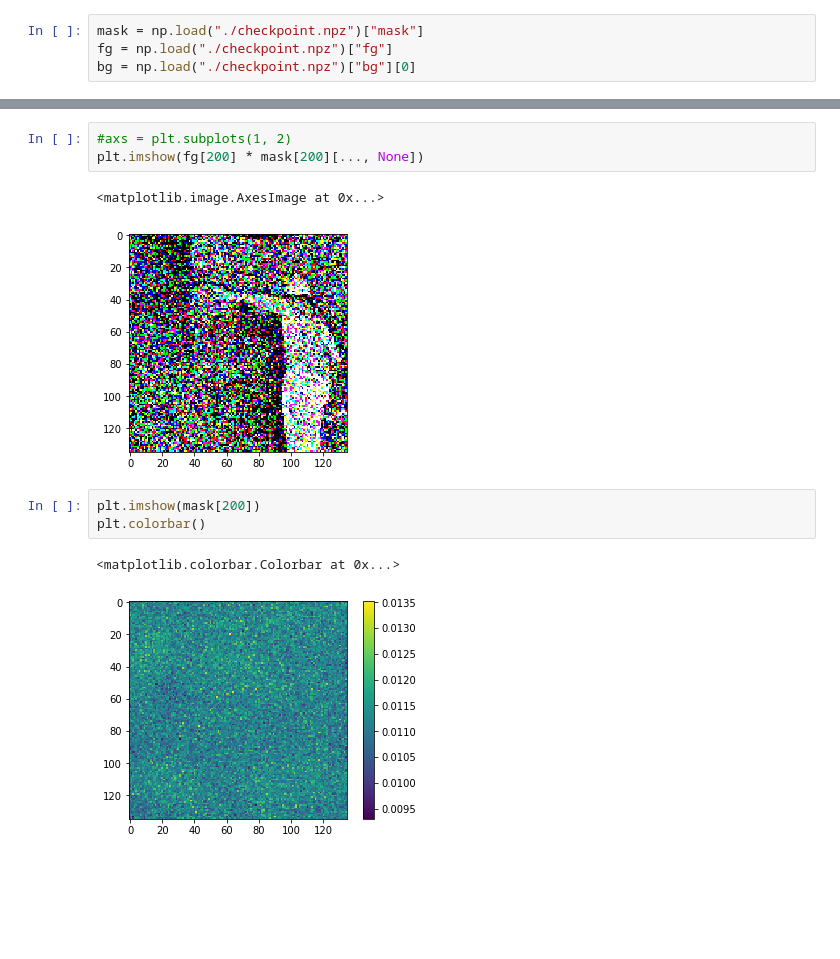
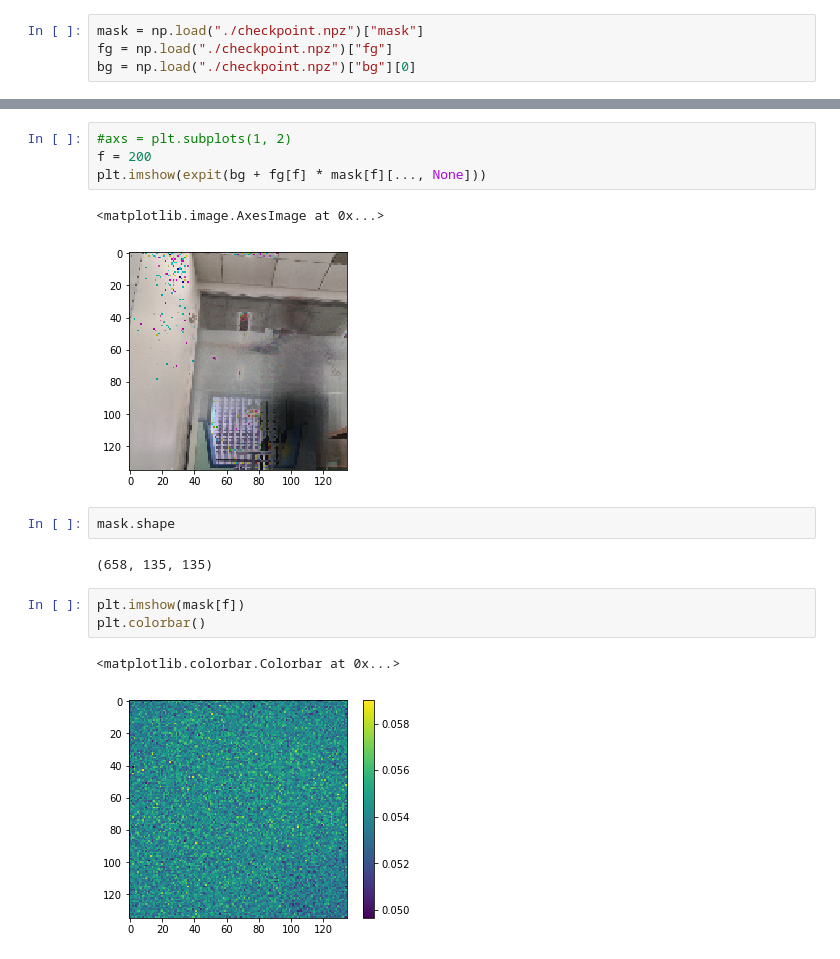
Before and after one commit to cemoody/rtvf, a Jupyter notebook: NB01 Robust Total Variation Tensor Factorization.ipynb, the cells around one changed output, grey strips where cells are left out. Cells and saved outputs as stored; diff of their text form; blank space fills up the shorter version.

```diff
--- a/NB01 Robust Total Variation Tensor Factorization.ipynb
+++ b/NB01 Robust Total Variation Tensor Factorization.ipynb
@@ -28,12 +29,17 @@ fg.min()
 # %%
 #axs = plt.subplots(1, 2)
-plt.imshow(fg[200] * mask[200][..., None])
+f = 200
+plt.imshow(expit(bg + fg[f] * mask[f][..., None]))
 # %% [output]
 <matplotlib.image.AxesImage at 0x...>
-[figure, old version]
+[figure, new version]
+# %%
+mask.shape
+# %% [output]
+(658, 135, 135)
 # %%
-plt.imshow(mask[200])
+plt.imshow(mask[f])
 plt.colorbar()
 # %% [output]
 <matplotlib.colorbar.Colorbar at 0x...>
-[figure, old version]
+[figure, new version]
```
Also changed, not shown: parts of 8 cells of this notebook, 1 other file.
